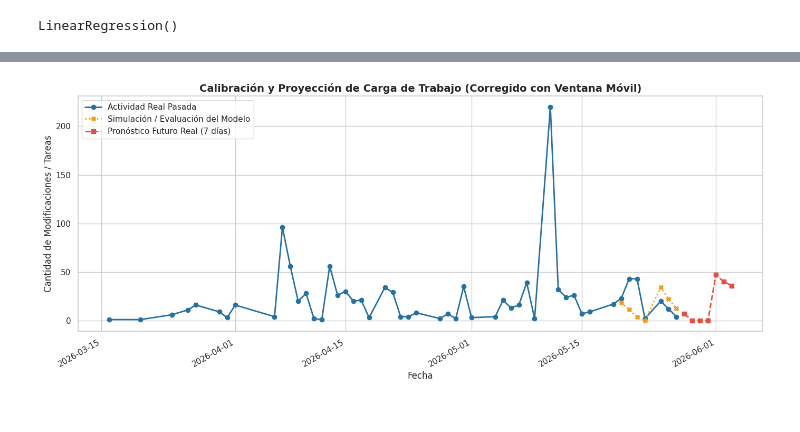
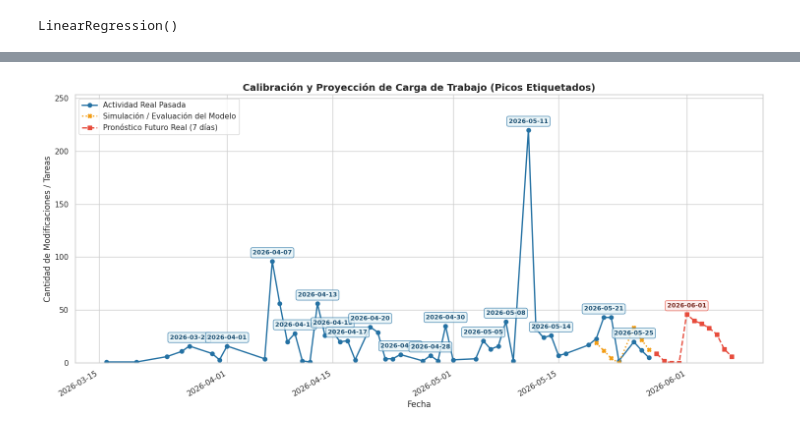
Before and after one commit to FelipeSaCh/Prophet_Activity, a Jupyter notebook: BetaTest.ipynb, the cells around one changed output, grey strips where cells are left out. Saved outputs shown, nothing was run; the diff lists cells and outputs as text; code cells hidden in the pictures.

```diff
--- a/BetaTest.ipynb
+++ b/BetaTest.ipynb
@@ -9,7 +9,7 @@ import seaborn as sns
 # ==========================================
 # 1. CARGA Y PREPARACIÓN EN SERIE TEMPORAL
 # ==========================================
-ruta_archivo = "/content/historial_cambios (2).csv"
+ruta_archivo = "/content/historial_cambios (3).csv"
 
 try:
     df = pd.read_csv(ruta_archivo)
@@ -45,6 +45,9 @@ serie_temporal = serie_temporal.sort_values('fecha').reset_index(drop=True)
 # ==========================================
 serie_temporal['dia_semana'] = serie_temporal['fecha'].dt.dayofweek
 serie_temporal['dia_mes'] = serie_temporal['fecha'].dt.day
+
+serie_temporal['es_sabado'] = (serie_temporal['dia_semana'] == 5).astype(int)
+serie_temporal['es_domingo'] = (serie_temporal['dia_semana'] == 6).astype(int)
 
 # "Lag Features" + "Rolling Window" (Media móvil para evitar el estancamiento en cero)
 serie_temporal['tareas_ayer'] = serie_temporal['total_tareas'].shift(1)
@@ -53,10 +56,8 @@ serie_temporal['media_movil_3d'] = serie_temporal['total_tareas'].shift(1).rolli
 # Eliminamos filas con NaN resultantes del desfase (shift y rolling)
 serie_temporal = serie_temporal.dropna().reset_index(drop=True)
 
-# Variables predictoras (X) y variable a predecir (y)
-X = serie_temporal[['dia_semana', 'dia_mes', 'tareas_ayer', 'media_movil_3d']]
+X = serie_temporal[['dia_semana', 'dia_mes', 'es_sabado', 'es_domingo', 'tareas_ayer', 'media_movil_3d']]
 y = serie_temporal['total_tareas']
-
 # Función nativa para calcular el wMAPE (Weighted MAPE)
 def calcular_wmape(y_real, y_pred):
     sum_real = np.sum(y_real)
@@ -73,18 +74,15 @@ if len(serie_temporal) > dias_test * 2:
     X_train, X_test = X.iloc[:-dias_test], X.iloc[-dias_test:]
     y_train, y_test = y.iloc[:-dias_test], y.iloc[-dias_test:]
 
-    # Evaluar con un modelo interno entrenado solo con el pasado
     modelo_evaluacion = LinearRegression()
     modelo_evaluacion.fit(X_train, y_train)
     y_pred_test = np.clip(modelo_evaluacion.predict(X_test), 0, None)
 
-    # Cálculo de métricas estrictas y realistas
     mae = mean_absolute_error(y_test, y_pred_test)
     rmse = np.sqrt(mean_squared_error(y_test, y_pred_test))
     wmape = calcular_wmape(y_test, y_pred_test)
     precision_ajustada = max(0, 100 - (wmape * 100))
 
-    # Guardar predicciones de test en el dataframe para la gráfica
     serie_temporal.loc[serie_temporal.index[-dias_test:], 'prediccion_test'] = y_pred_test
 else:
     print("⚠️ Datos insuficientes para realizar una validación temporal estricta.")
@@ -109,10 +107,13 @@ historial_valores = list(serie_temporal['total_tareas'].iloc[-3:])
 futuras_fechas = []
 predicciones_futuras = []
 
-for i in range(1, 8):
+for i in range(1, 12):
     nueva_fecha = ultima_fecha + pd.Timedelta(days=i)
     n_dia_semana = nueva_fecha.dayofweek
     n_dia_mes = nueva_fecha.day
+
+    n_es_sabado = 1 if n_dia_semana == 5 else 0
+    n_es_domingo = 1 if n_dia_semana == 6 else 0
 
     # Extraer las características basadas en la ventana móvil simulada
     lag_1 = historial_valores[-1]
@@ -121,6 +122,8 @@ for i in range(1, 8):
     entrada_prediccion = pd.DataFrame([{
         'dia_semana': n_dia_semana,
         'dia_mes': n_dia_mes,
+        'es_sabado': n_es_sabado,
+        'es_domingo': n_es_domingo,
         'tareas_ayer': lag_1,
         'media_movil_3d': movil_3d
     }])
@@ -171,28 +178,76 @@ Fecha: 2026-06-03 -> Tareas estimadas: 36
 # %%
 # ==========================================
-# 5. GRÁFICA DE TENDENCIA, VALIDACIÓN Y PRONÓSTICO
+# 5. GRÁFICA DE TENDENCIA, VALIDACIÓN Y PRONÓSTICO (CON ETIQUETAS EN PICOS)
 # ==========================================
-plt.figure(figsize=(14, 6))
+from scipy.signal import find_peaks  # Importación necesaria para detectar picos
+
+plt.figure(figsize=(15, 7))
 sns.set_theme(style="whitegrid")
 
 # 1. Datos históricos reales
 plt.plot(serie_temporal['fecha'], serie_temporal['total_tareas'], label='Actividad Real Pasada', color='#2471a3', marker='o', linewidth=2)
 
 # 2. El comportamiento del modelo en el set de pruebas (Test)
 if mae is not None:
     df_test_plot = serie_temporal.dropna(subset=['prediccion_test'])
     plt.plot(df_test_plot['fecha'], df_test_plot['prediccion_test'], label='Simulación / Evaluación del Modelo', color='#f39c12', linestyle=':', marker='X', linewidth=2)
 
 # 3. Línea del pronóstico futuro real
 plt.plot(df_futuro['fecha'], df_futuro['pronostico'], label='Pronóstico Futuro Real (7 días)', color='#e74c3c', linestyle='--', marker='s', linewidth=2)
 
+# ------------------------------------------
+# DETECCIÓN Y ETIQUETADO DE PICOS
+# ------------------------------------------
+# Picos en el Histórico Real (ajusta 'distance' si hay demasiados picos juntos)
+picos_hist, _ = find_peaks(serie_temporal['total_tareas'], distance=2, prominence=1)
+
+for idx in picos_hist:
+    fecha_pico = serie_temporal['fecha'].iloc[idx]
+    valor_pico = serie_temporal['total_tareas'].iloc[idx]
+
+    plt.annotate(
+        fecha_pico.strftime('%Y-%m-%d'),
+        xy=(fecha_pico, valor_pico),
+        xytext=(0, 10),  # Desplazamiento de 10 puntos arriba del punto
+        textcoords='offset points',
+        ha='center',
+        fontsize=9,
+        weight='bold',
+        color='#1b4f72',
+        bbox=dict(boxstyle="round,pad=0.3", fc="#e8f4f8", ec="#2471a3", lw=1, alpha=0.8)
+    )
+
+# Picos en el Pronóstico Futuro
+picos_fut, _ = find_peaks(df_futuro['pronostico'], distance=1)
+
+for idx in picos_fut:
+    fecha_pico = df_futuro['fecha'].iloc[idx]
+    valor_pico = df_futuro['pronostico'].iloc[idx]
+
+    plt.annotate(
+        fecha_pico.strftime('%Y-%m-%d'),
+        xy=(fecha_pico, valor_pico),
+        xytext=(0, 10),
+        textcoords='offset points',
+        ha='center',
+        fontsize=9,
+        weight='bold',
+        color='#78281f',
+        bbox=dict(boxstyle="round,pad=0.3", fc="#fdedec", ec="#e74c3c", lw=1, alpha=0.8)
+    )
+# ------------------------------------------
+
 # Configuración visual optimizada
-plt.title('Calibración y Proyección de Carga de Trabajo (Corregido con Ventana Móvil)', fontsize=14, weight='bold')
+plt.title('Calibración y Proyección de Carga de Trabajo (Picos Etiquetados)', fontsize=14, weight='bold')
 plt.xlabel('Fecha', fontsize=12)
 plt.ylabel('Cantidad de Modificaciones / Tareas', fontsize=12)
+
+# Ajustar los límites del eje Y para que las etiquetas de los picos más altos no se corten
+plt.ylim(0, max(serie_temporal['total_tareas'].max(), df_futuro['pronostico'].max()) * 1.15)
+
 plt.gcf().autofmt_xdate()
 plt.legend(fontsize=11, loc='upper left')
 plt.tight_layout()
 plt.show()
 # %% [output]
-[figure, old version]
+[figure, new version]
```
Also changed, not shown: parts of 1 cell of this notebook.
